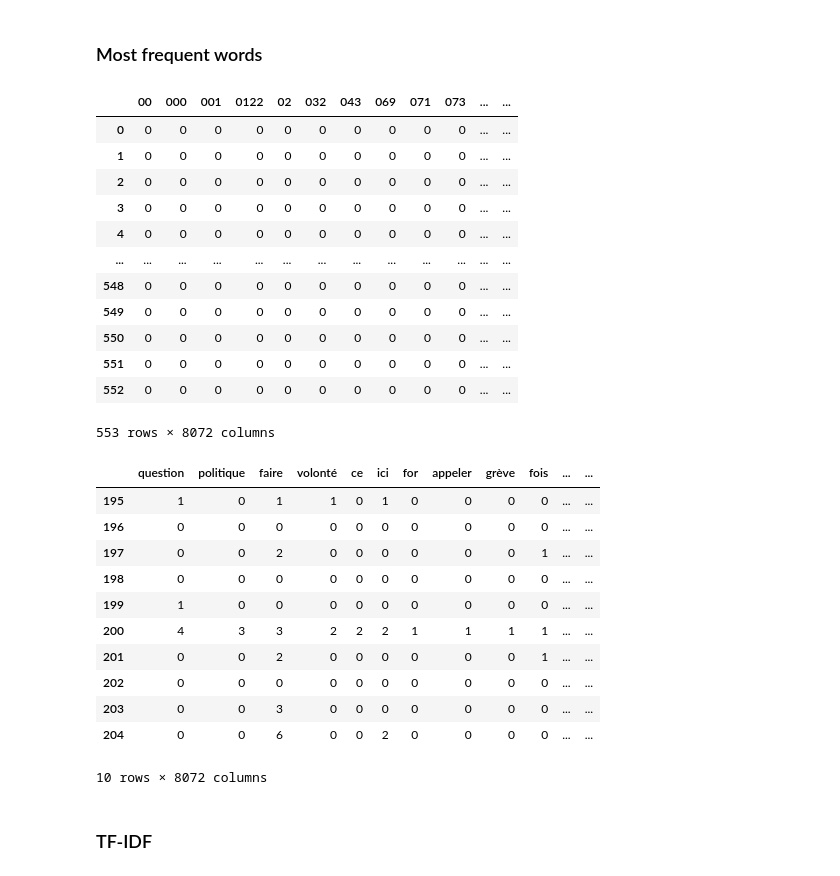
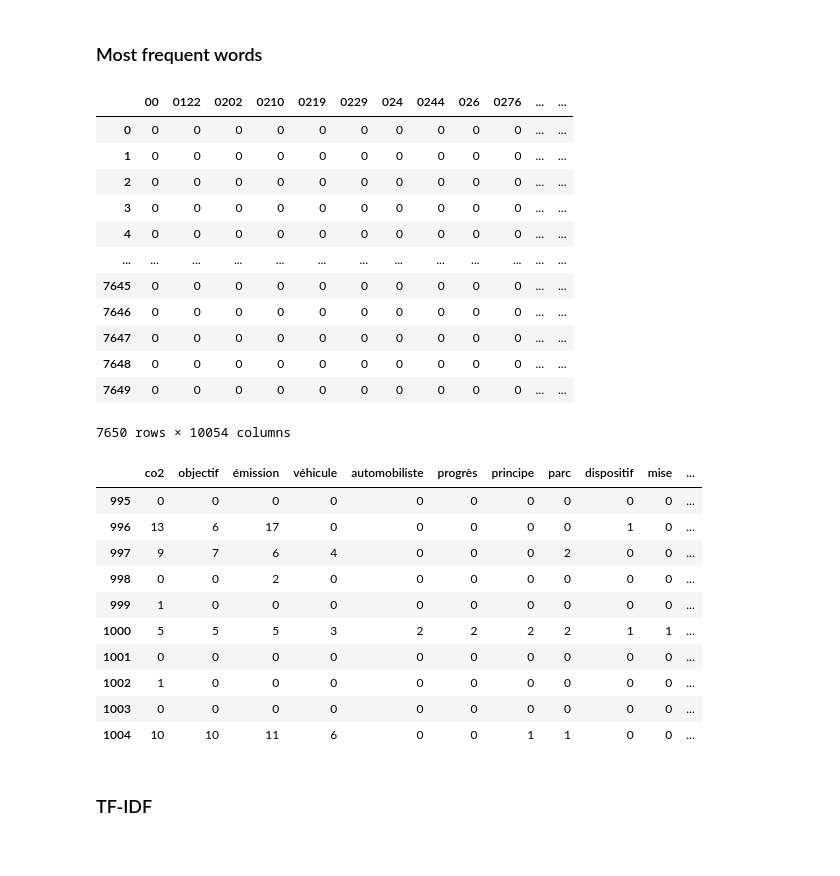
Before and after one commit to cgcrts/ef23_discours, a Jupyter notebook: topic_processing.ipynb, the cells around one changed output. Drawn from its saved outputs; the diff is of its cells as text; code cells hidden in the pictures.

```diff
--- a/topic_processing.ipynb
+++ b/topic_processing.ipynb
@@ -87,7 +88,7 @@ for filename in os.listdir(directory):
 filepaths_list.sort()
 print(len(filepaths_list))
 
-for filepath in tqdm(filepaths_list[97:100]):
+for filepath in tqdm(filepaths_list[97:117]):
     with open(filepath, encoding='utf-8') as file:
         session_df = pd.read_csv(file).drop(columns='Unnamed: 0')
         transcript_df = pd.concat([transcript_df, session_df])
@@ -112,5 +113,11 @@ transcript_df
 # %%
-filtered_transcript = transcript_df.loc[transcript_df['LanguageOfText'] == 'FR'].reset_index(drop=True)
+# only keep french texts
+filtered_transcript = transcript_df.loc[transcript_df['LanguageOfText'] == 'FR']
+# only keep texts longer than 300 char
+filtered_transcript['text_length'] = filtered_transcript['Text'].apply(lambda x: len(x))
+filtered_transcript = filtered_transcript[filtered_transcript['text_length'] > 300]
+# reset index
+filtered_transcript = filtered_transcript.reset_index(drop=True)
 filtered_transcript
 # %% [output]
 |  | ID | IdSubject | PersonNumber | Text | MeetingCouncilAbbreviation | MeetingDate | IdSession | ... |
@@ -217,7 +218,8 @@ Monsieur Maitre, cela prendrait un peu de temps, et Mme la présidente ne serait
 # %%
 # remove stopwords, punctuation and then lemmatize
 tqdm.pandas()
-filtered_transcript['text_lemmatized'] = filtered_transcript['Text'].progress_apply(
+processed_transcript = filtered_transcript.copy()
+processed_transcript['text_lemmatized'] = processed_transcript['Text'].progress_apply(
     lambda x: ' '.join([
         token.lemma_ for sent in nlp_sent(x).sents
         if (doc := nlp(sent.text))._.language == 'fr'
@@ -234,7 +236,7 @@ filtered_transcript['text_lemmatized'] = filtered_transcript['Text'].progress_ap
     ])
 )
 # Take a look at the data
-filtered_transcript
+processed_transcript
 # %% [output]
 |  | ID | IdSubject | PersonNumber | Text | MeetingCouncilAbbreviation | MeetingDate | IdSession | ... |
 | 0 | 254005 | 47804 | 4109 | Vous avez reçu le rapport du Cons... | N | 20191202 | 5101 | ... |
@@ -318,34 +362,34 @@ count_array = count_matrix.toarray()
 count_df = pd.DataFrame(data=count_array, columns=coun_vect.get_feature_names_out())
 count_df
 # %% [output]
-|  | 00 | 000 | 001 | 0122 | 02 | 032 | 043 | 069 | 071 | 073 | ... | ... |
+|  | 00 | 0122 | 0202 | 0210 | 0219 | 0229 | 024 | 0244 | 026 | 0276 | ... | ... |
 | 0 | 0 | 0 | 0 | 0 | 0 | 0 | 0 | 0 | 0 | 0 | ... | ... |
 | 1 | 0 | 0 | 0 | 0 | 0 | 0 | 0 | 0 | 0 | 0 | ... | ... |
 | 2 | 0 | 0 | 0 | 0 | 0 | 0 | 0 | 0 | 0 | 0 | ... | ... |
 | 3 | 0 | 0 | 0 | 0 | 0 | 0 | 0 | 0 | 0 | 0 | ... | ... |
 | 4 | 0 | 0 | 0 | 0 | 0 | 0 | 0 | 0 | 0 | 0 | ... | ... |
 | ... | ... | ... | ... | ... | ... | ... | ... | ... | ... | ... | ... | ... |
-| 548 | 0 | 0 | 0 | 0 | 0 | 0 | 0 | 0 | 0 | 0 | ... | ... |
-| 549 | 0 | 0 | 0 | 0 | 0 | 0 | 0 | 0 | 0 | 0 | ... | ... |
-| 550 | 0 | 0 | 0 | 0 | 0 | 0 | 0 | 0 | 0 | 0 | ... | ... |
-| 551 | 0 | 0 | 0 | 0 | 0 | 0 | 0 | 0 | 0 | 0 | ... | ... |
-| 552 | 0 | 0 | 0 | 0 | 0 | 0 | 0 | 0 | 0 | 0 | ... | ... |
+| 7645 | 0 | 0 | 0 | 0 | 0 | 0 | 0 | 0 | 0 | 0 | ... | ... |
+| 7646 | 0 | 0 | 0 | 0 | 0 | 0 | 0 | 0 | 0 | 0 | ... | ... |
+| 7647 | 0 | 0 | 0 | 0 | 0 | 0 | 0 | 0 | 0 | 0 | ... | ... |
+| 7648 | 0 | 0 | 0 | 0 | 0 | 0 | 0 | 0 | 0 | 0 | ... | ... |
+| 7649 | 0 | 0 | 0 | 0 | 0 | 0 | 0 | 0 | 0 | 0 | ... | ... |
-553 rows × 8072 columns
+7650 rows × 10054 columns
 # %%
-count_df.sort_values(axis='columns', by=example_row, ascending=False).iloc[example_row-5:example_row+5]
+example_row = 1000
+count_df.sort_values(axis='columns', by=example_row, ascending=False).iloc[example_row-5:example_row+5, 0:20]
 # %% [output]
-|  | question | politique | faire | volonté | ce | ici | for | appeler | grève | fois | ... | ... |
-| 195 | 1 | 0 | 1 | 1 | 0 | 1 | 0 | 0 | 0 | 0 | ... | ... |
-| 196 | 0 | 0 | 0 | 0 | 0 | 0 | 0 | 0 | 0 | 0 | ... | ... |
-| 197 | 0 | 0 | 2 | 0 | 0 | 0 | 0 | 0 | 0 | 1 | ... | ... |
-| 198 | 0 | 0 | 0 | 0 | 0 | 0 | 0 | 0 | 0 | 0 | ... | ... |
-| 199 | 1 | 0 | 0 | 0 | 0 | 0 | 0 | 0 | 0 | 0 | ... | ... |
-| 200 | 4 | 3 | 3 | 2 | 2 | 2 | 1 | 1 | 1 | 1 | ... | ... |
-| 201 | 0 | 0 | 2 | 0 | 0 | 0 | 0 | 0 | 0 | 1 | ... | ... |
-| 202 | 0 | 0 | 0 | 0 | 0 | 0 | 0 | 0 | 0 | 0 | ... | ... |
-| 203 | 0 | 0 | 3 | 0 | 0 | 0 | 0 | 0 | 0 | 0 | ... | ... |
-| 204 | 0 | 0 | 6 | 0 | 0 | 2 | 0 | 0 | 0 | 0 | ... | ... |
+|  | co2 | objectif | émission | véhicule | automobiliste | progrès | principe | parc | dispositif | mise | ... |
+| 995 | 0 | 0 | 0 | 0 | 0 | 0 | 0 | 0 | 0 | 0 | ... |
+| 996 | 13 | 6 | 17 | 0 | 0 | 0 | 0 | 0 | 1 | 0 | ... |
+| 997 | 9 | 7 | 6 | 4 | 0 | 0 | 0 | 2 | 0 | 0 | ... |
+| 998 | 0 | 0 | 2 | 0 | 0 | 0 | 0 | 0 | 0 | 0 | ... |
+| 999 | 1 | 0 | 0 | 0 | 0 | 0 | 0 | 0 | 0 | 0 | ... |
+| 1000 | 5 | 5 | 5 | 3 | 2 | 2 | 2 | 2 | 1 | 1 | ... |
+| 1001 | 0 | 0 | 0 | 0 | 0 | 0 | 0 | 0 | 0 | 0 | ... |
+| 1002 | 1 | 0 | 0 | 0 | 0 | 0 | 0 | 0 | 0 | 0 | ... |
+| 1003 | 0 | 0 | 0 | 0 | 0 | 0 | 0 | 0 | 0 | 0 | ... |
+| 1004 | 10 | 10 | 11 | 6 | 0 | 0 | 1 | 1 | 0 | 0 | ... |
-10 rows × 8072 columns
 # %% [markdown]
 ### TF-IDF
 # %%
```
Also changed, not shown: parts of 45 cells of this notebook.
